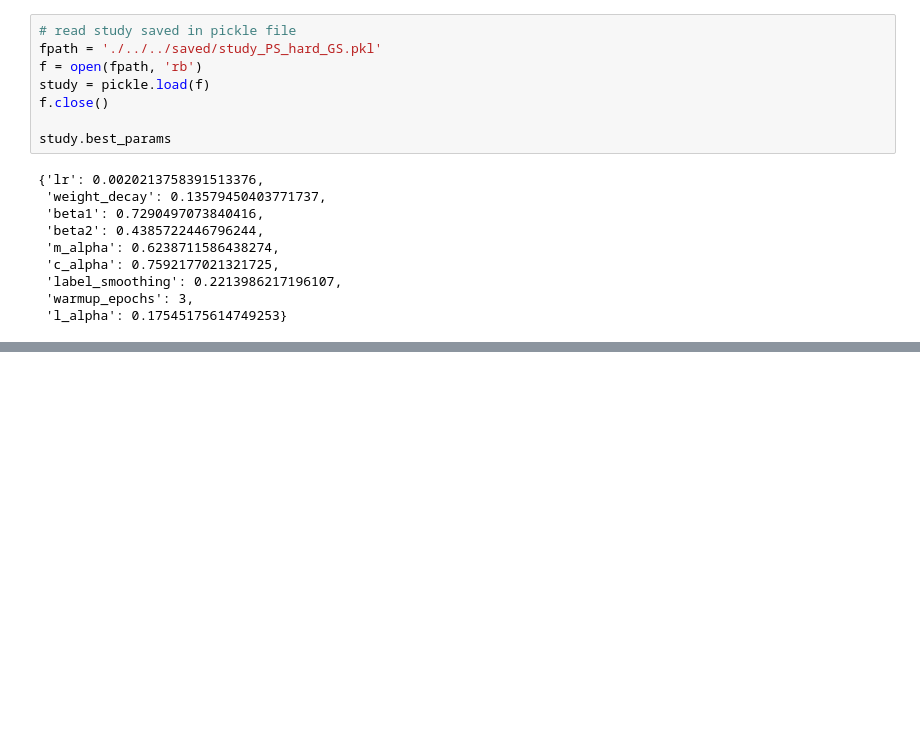
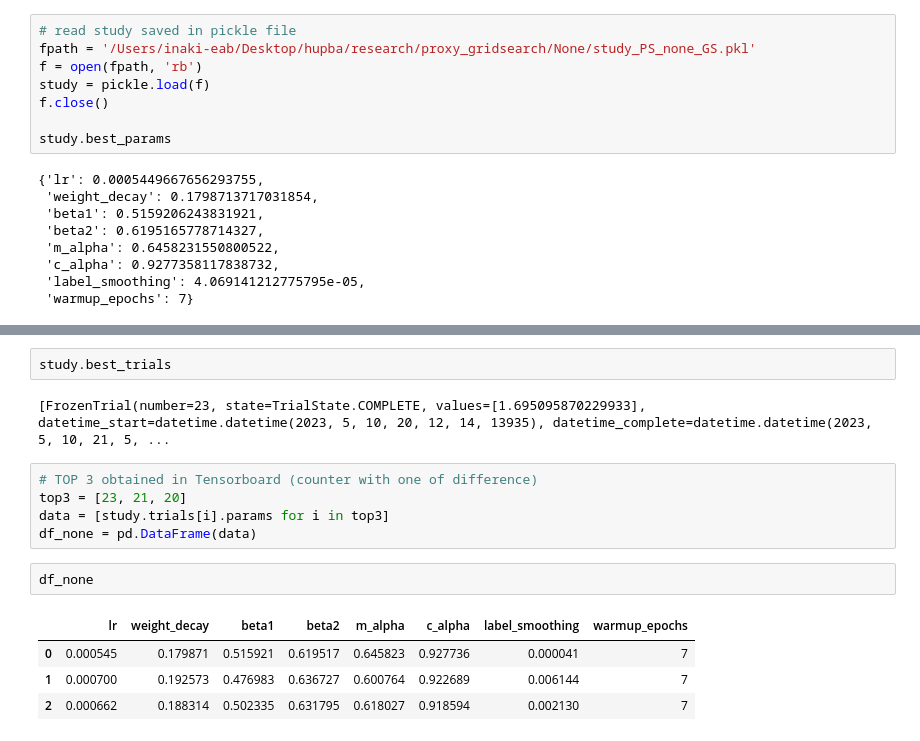
Before and after one commit to inakierregueab/vit_kd, a Jupyter notebook: notebooks/grid_search.ipynb, the cells around one changed output, grey strips where cells are left out. Cells and saved outputs as stored; diff of their text form; blank space fills up the shorter version.

```diff
--- a/notebooks/grid_search.ipynb
+++ b/notebooks/grid_search.ipynb
@@ -4,21 +5,20 @@ import pickle
 # %%
 # read study saved in pickle file
-fpath = './../../saved/study_PS_hard_GS.pkl'
+fpath = '/Users/inaki-eab/Desktop/hupba/research/proxy_gridsearch/None/study_PS_none_GS.pkl'
 f = open(fpath, 'rb')
 study = pickle.load(f)
 f.close()
 
 study.best_params
 # %% [output]
-{'lr': 0.0020213758391513376,
- 'weight_decay': 0.13579450403771737,
- 'beta1': 0.7290497073840416,
- 'beta2': 0.4385722446796244,
- 'm_alpha': 0.6238711586438274,
- 'c_alpha': 0.7592177021321725,
- 'label_smoothing': 0.2213986217196107,
- 'warmup_epochs': 3,
- 'l_alpha': 0.17545175614749253}
+{'lr': 0.0005449667656293755,
+ 'weight_decay': 0.1798713717031854,
+ 'beta1': 0.5159206243831921,
+ 'beta2': 0.6195165778714327,
+ 'm_alpha': 0.6458231550800522,
+ 'c_alpha': 0.9277358117838732,
+ 'label_smoothing': 4.069141212775795e-05,
+ 'warmup_epochs': 7}
 # %%
 optuna.visualization.plot_param_importances(study)
 # %% [output]
@@ -32,3 +32,19 @@ optuna.visualization.plot_optimization_history(study)
 optuna.visualization.plot_slice(study)
 # %% [output]
 [interactive output not drawn]
+# %%
+study.best_trials
+# %% [output]
+[FrozenTrial(number=23, state=TrialState.COMPLETE, values=[1.695095870229933], datetime_start=datetime.datetime(2023, 5, 10, 20, 12, 14, 13935), datetime_complete=datetime.datetime(2023, 5, 10, 21, 5, ...
+# %%
+# TOP 3 obtained in Tensorboard (counter with one of difference)
+top3 = [23, 21, 20]
+data = [study.trials[i].params for i in top3]
+df_none = pd.DataFrame(data)
+# %%
+df_none
+# %% [output]
+|  | lr | weight_decay | beta1 | beta2 | m_alpha | c_alpha | label_smoothing | warmup_epochs |
+| 0 | 0.000545 | 0.179871 | 0.515921 | 0.619517 | 0.645823 | 0.927736 | 0.000041 | 7 |
+| 1 | 0.000700 | 0.192573 | 0.476983 | 0.636727 | 0.600764 | 0.922689 | 0.006144 | 7 |
+| 2 | 0.000662 | 0.188314 | 0.502335 | 0.631795 | 0.618027 | 0.918594 | 0.002130 | 7 |
```
Also changed, not shown: parts of 8 cells of this notebook, 4 other files.
